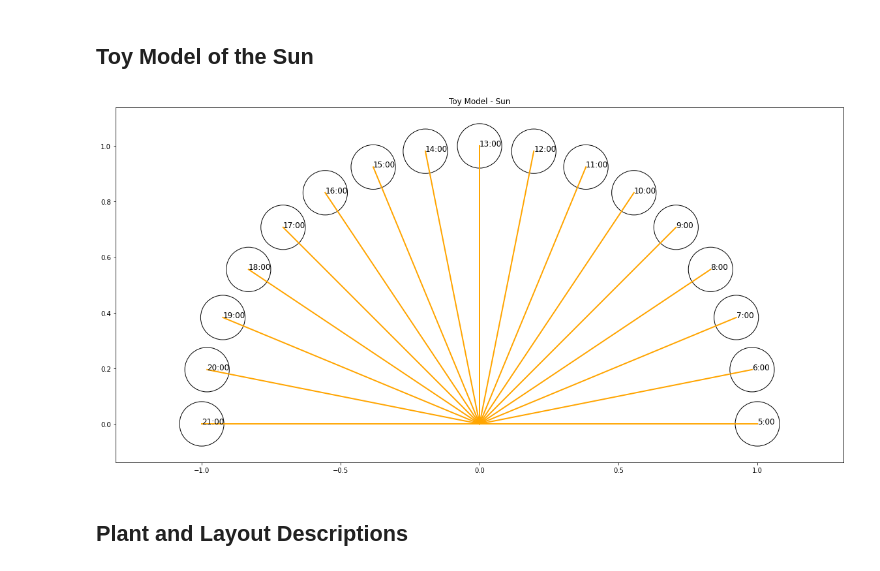
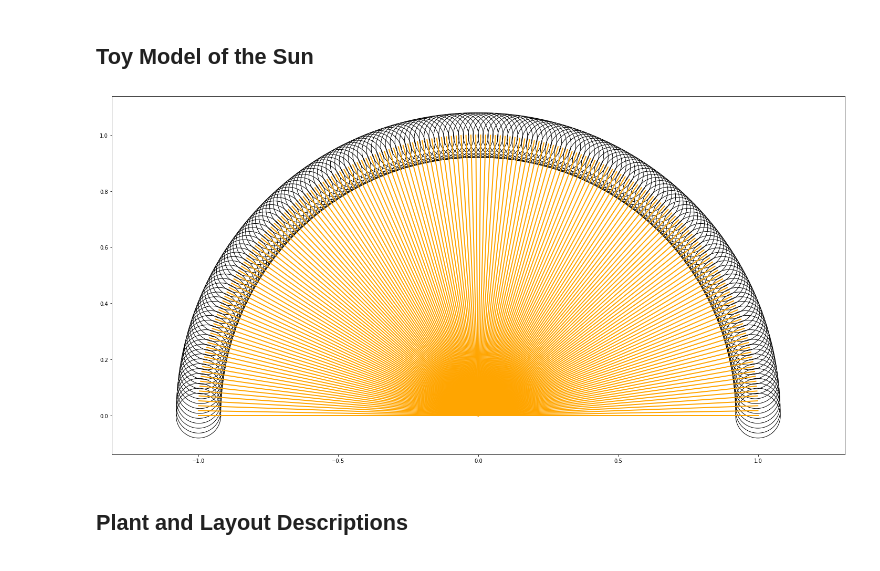
Before and after one commit to markolalovic/math-mods-camp, a Jupyter notebook: notebooks/Toy-Model.ipynb, the cells around one changed output. Cells and saved outputs as stored; diff of their text form; code cells hidden in the pictures.

```diff
--- a/notebooks/Toy-Model.ipynb
+++ b/notebooks/Toy-Model.ipynb
@@ -22,10 +22,10 @@ Toy model for optical part of a solar power tower plant in 2 dimensions for a st
 # %% [markdown]
 ## Toy Model of the Sun
 # %%
-sun = Sun()
-sun.draw()
+sun = Sun(180)
+sun.draw(name="increased-angles")
 # %% [output]
-[figure, old version]
+[figure, new version]
 # %% [markdown]
 ## Plant and Layout Descriptions
 # %% [markdown]
```
Also changed, not shown: parts of 4 cells of this notebook, 20 other files.
